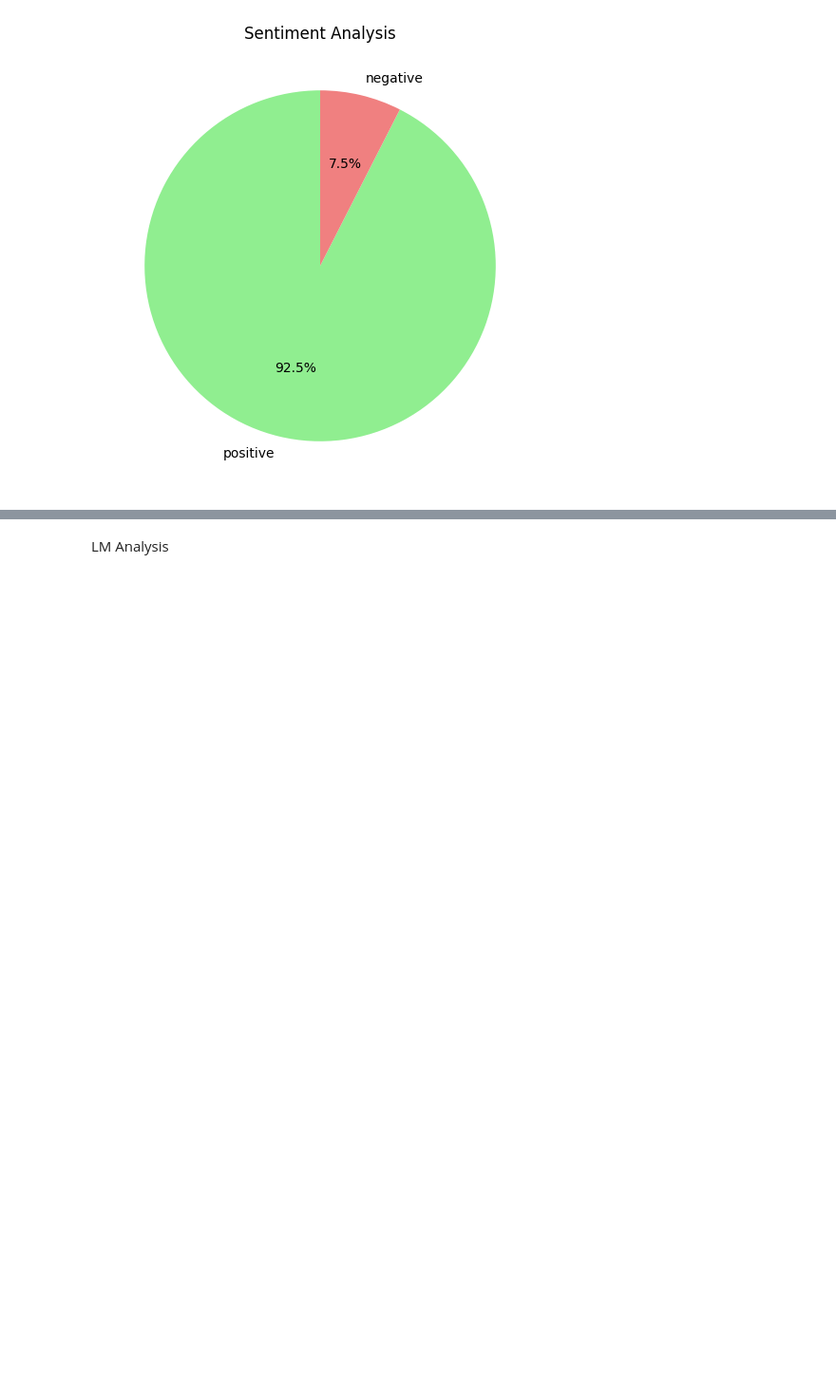
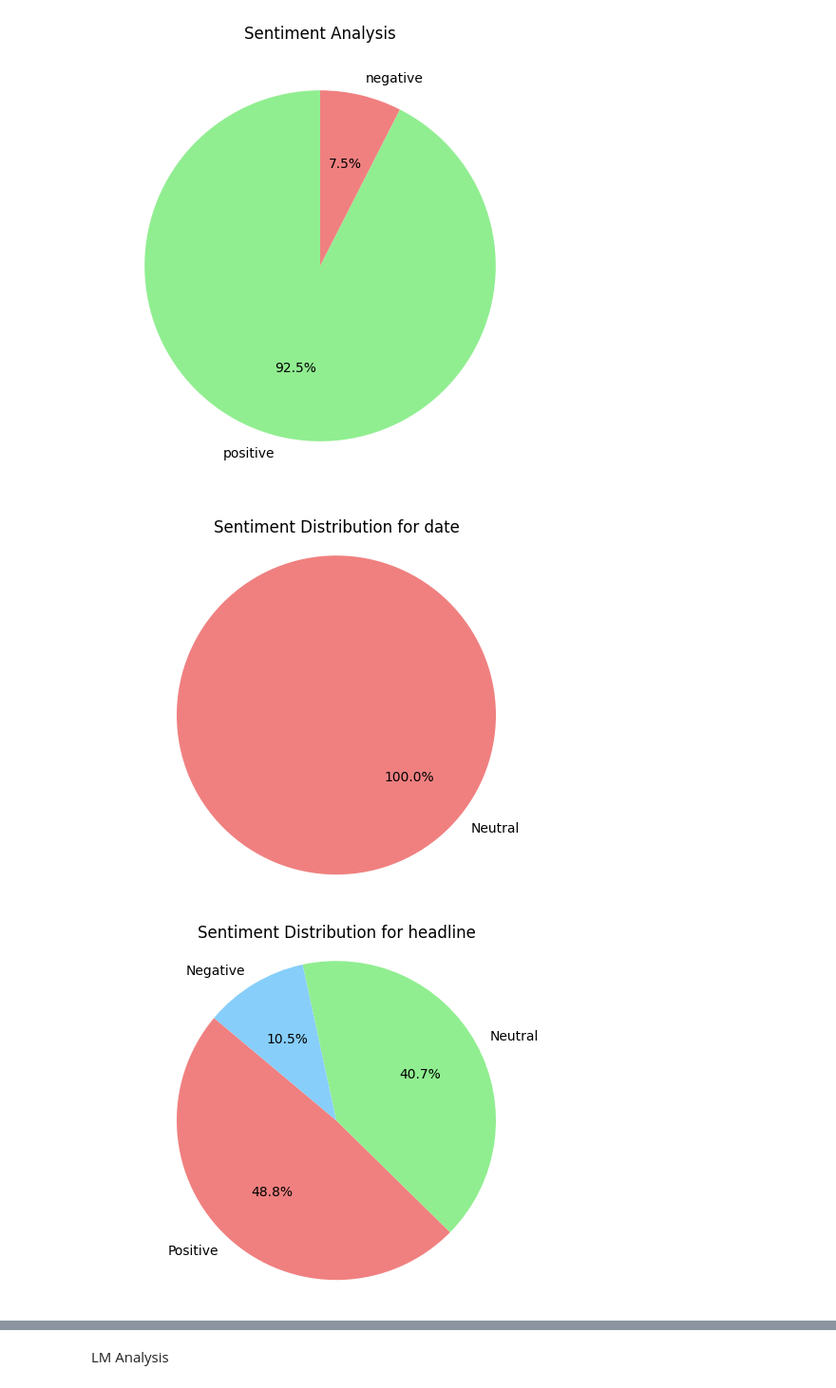
Before and after one commit to rnribeiro/NLP_FEUP, a Jupyter notebook: main.ipynb, the cells around one changed output, grey strips where cells are left out. Shown at 95% size. Cells and saved outputs as stored; diff of their text form; code cells hidden in the pictures; blank space fills up the shorter version.

```diff
--- a/main.ipynb
+++ b/main.ipynb
@@ -527,3 +527,45 @@ plt.title('Sentiment Analysis')
 plt.show()
 # %% [output]
 [figure]
+# %%
+import pandas as pd
+from vaderSentiment.vaderSentiment import SentimentIntensityAnalyzer
+import matplotlib.pyplot as plt
+
+def analyze_sentiment(text):
+    if pd.isna(text) or isinstance(text, float):
+        return 'N/A'
+
+    analyzer = SentimentIntensityAnalyzer()
+    sentiment_scores = analyzer.polarity_scores(str(text))
+
+    sentiment = 'Neutral'
+    if sentiment_scores['compound'] >= 0.05:
+        sentiment = 'Positive'
+    elif sentiment_scores['compound'] <= -0.05:
+        sentiment = 'Negative'
+
+    return sentiment
+
+def plot_sentiment(results, column_name):
+    labels = results.value_counts().index
+    sizes = results.value_counts().values
+    colors = ['lightcoral', 'lightgreen', 'lightskyblue']
+
+    plt.pie(sizes, labels=labels, colors=colors, autopct='%1.1f%%', startangle=140)
+    plt.title(f"Sentiment Distribution for {column_name}")
+    plt.axis('equal')
+    plt.show()
+
+# Creating the dataframe from news dict
+df = pd.DataFrame(news)
+
+# Sentiment analysis for each column of df
+for column in df.columns:
+    df[column + '_sentiment'] = df[column].apply(analyze_sentiment)
+
+    # Show the plot of all the columns
+    plot_sentiment(df[column + '_sentiment'], column)
+# %% [output]
+[figure, added]
+[figure, added]
```
Also changed, not shown: parts of 4 cells of this notebook.
